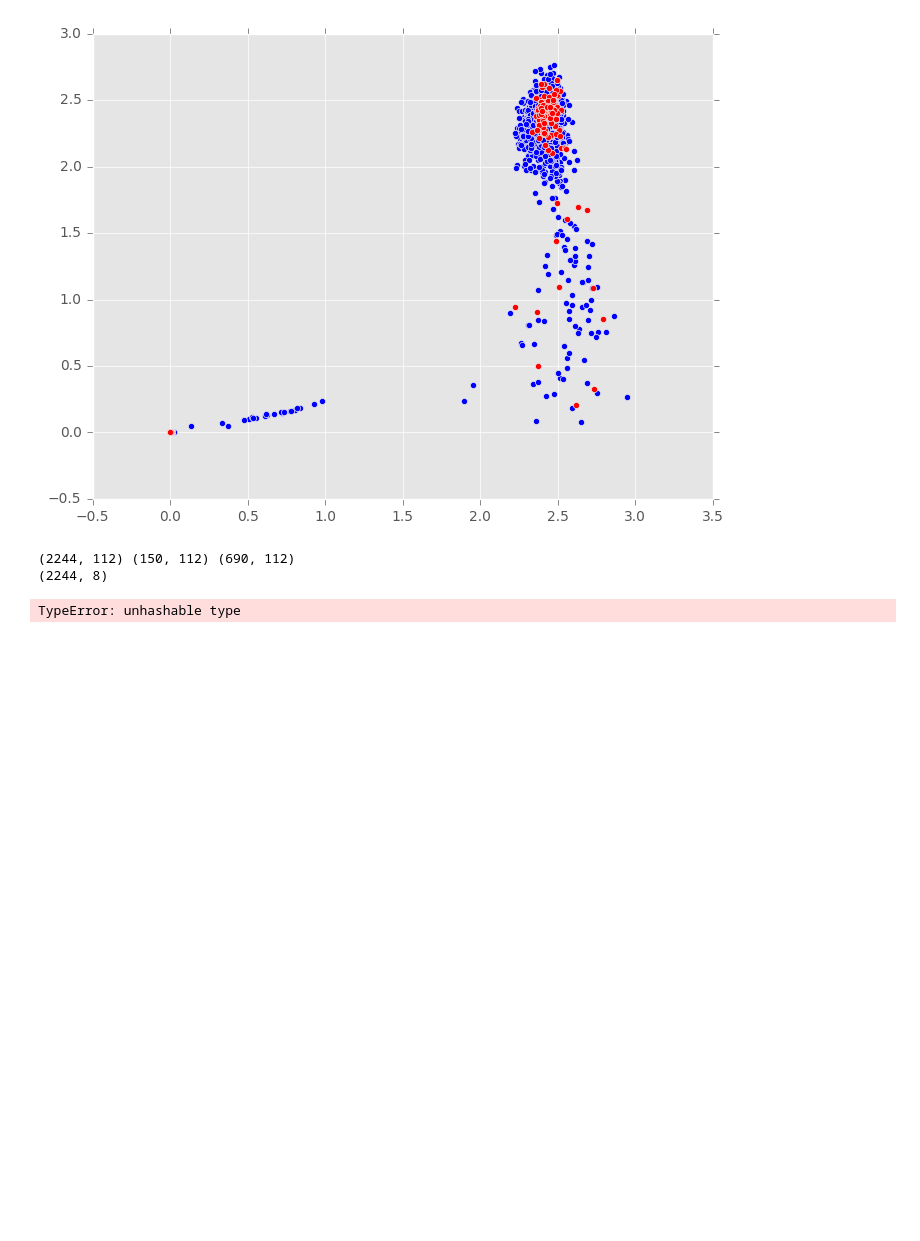
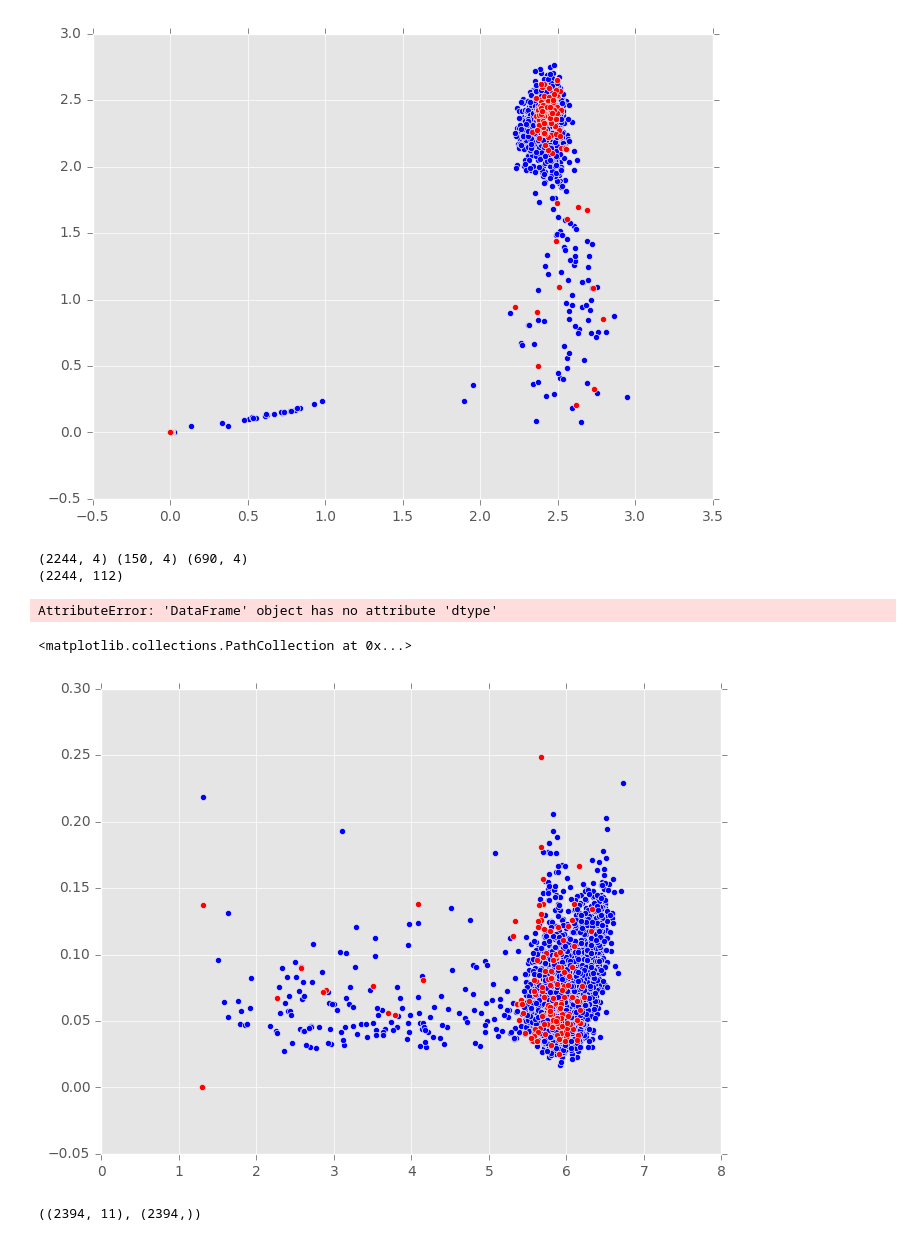
Before and after one commit to xkortex/eeg_seizure_prediction, a Jupyter notebook: vec_sampen01.ipynb, the cells around one changed output. Cells and saved outputs as stored; diff of their text form; code cells hidden in the pictures; blank space fills up the shorter version.

Commit message:
tweaks to data processors, some more dev work in notebooks

```diff
--- a/vec_sampen01.ipynb
+++ b/vec_sampen01.ipynb
@@ -214,12 +215,19 @@ smdata, smlabel = reload_with_labels('vec_sampen_1479009141.npy')
 # %%
-svdata, svlabel = reload_with_labels('vec_sampen_1479009141')
+svdata, svlabel = reload_with_labels('vec_simple_1479057070')
 sd0, sd1, sdt = dataio.separate_sets(svdata, svlabel)
 print(sd0.shape, sd1.shape, sdt.shape)
 print(d0.shape)
 # %% [output]
-(2244, 112) (150, 112) (690, 112)
-(2244, 8)
+(2244, 4) (150, 4) (690, 4)
+(2244, 112)
-# %%
-plt.plot(d0[:,0], sd0[:,0])
-# %% [output]
-TypeError: unhashable type
+# %%
+d0.dtype
+# %% [output]
+AttributeError: 'DataFrame' object has no attribute 'dtype'
+# %%
+x, y = 0,2
+plt.scatter(d0[x], sd0[:,y])
+plt.scatter(d1[x], sd1[:,y], c='r')
+# %% [output]
+<matplotlib.collections.PathCollection at 0x...>
+[figure, added]
@@ -225,0 +237,9 @@ TypeError: unhashable type
+# %%
+vec2data0 = np.concatenate([d0.as_matrix()[:,1:], sd0], axis=1)
+vec2data1 = np.concatenate([d1.as_matrix()[:,1:], sd1], axis=1)
+vec2data = np.concatenate([vec2data0, vec2data1], axis=0)
+vec2labels = np.concatenate([np.zeros(len(d0)), np.ones(len(d1))], axis=0)
+
+vec2data.shape, vec2labels.shape
+# %% [output]
+((2394, 11), (2394,))
```
Also changed, not shown: parts of 18 cells of this notebook, 6 other files.
